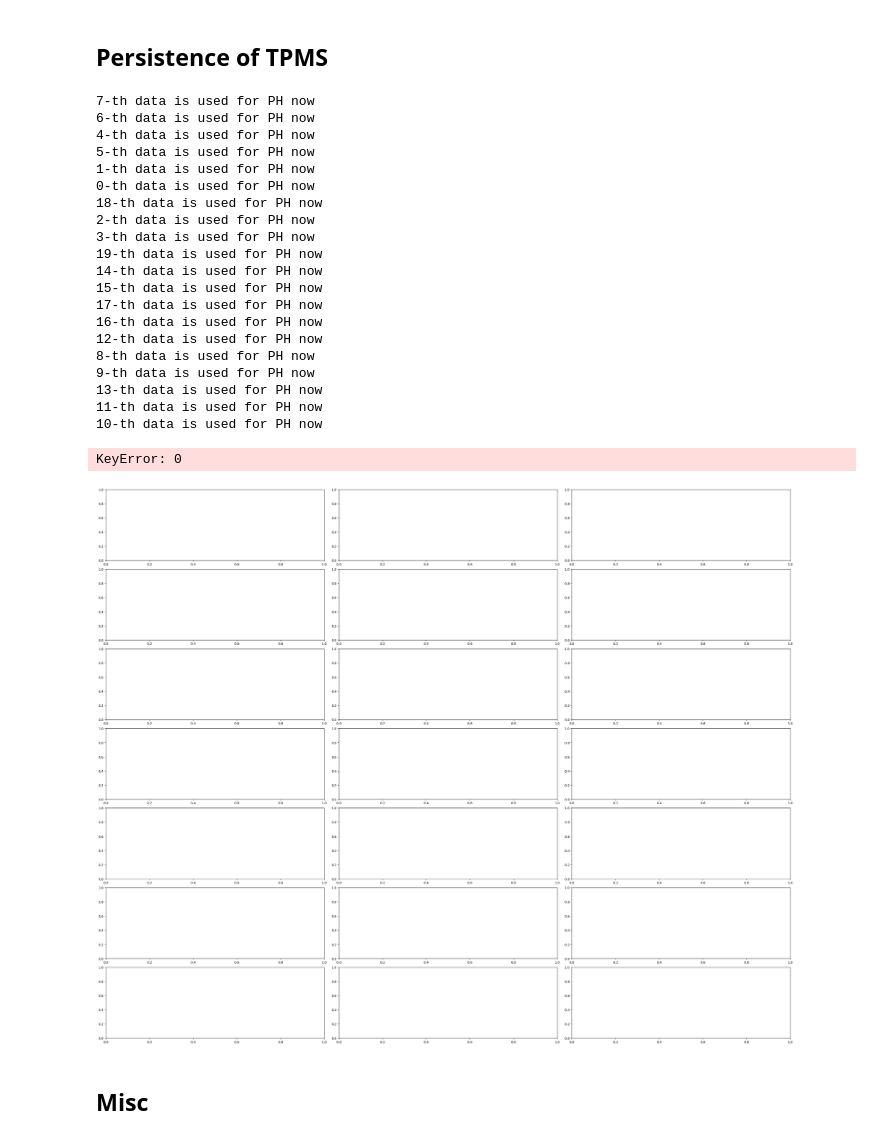
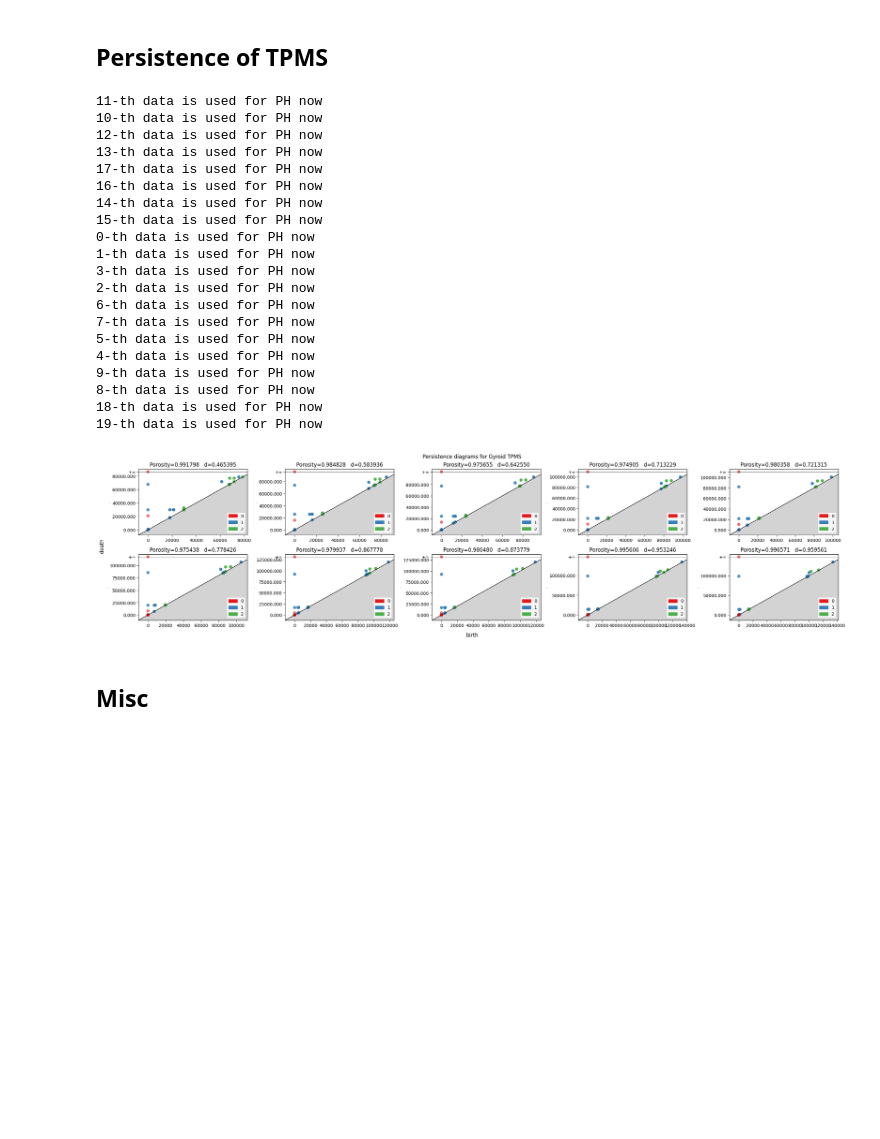
Before and after one commit to Snopoff/Persistent-Homology-of-Triple-Periodic-Minimal-Surfaces, a Jupyter notebook: Persistence.ipynb, the cells around one changed output. Drawn from its saved outputs; the diff is of its cells as text; code cells hidden in the pictures; blank space fills up the shorter version.

```diff
--- a/Persistence.ipynb
+++ b/Persistence.ipynb
@@ -200,46 +198,46 @@ Scalarizer = Entropy()
 
 dgms = {}
 dgms_0 = {}
-vectorized_dgms_0 = {}
+#vectorized_dgms_0 = {}
 dgms_1 = {}
 #vectorized_dgms_1 = {}
 dgms_2 = {}
 #vectorized_dgms_2 = {}
-entropies_1 = {}
-entropies_2 = {}
+#entropies_1 = {}
+#entropies_2 = {}
 
-for i, pc in pointcloud_dict_Schwarz.items():#pointcloud_dict_Schwarz.items():
+for i, pc in pointcloud_dict_Gyroid.items():#pointcloud_dict_Schwarz.items():
     print(f"{i}-th data is used for PH now")
     ac = gd.AlphaComplex(points=pc)
     stree = ac.create_simplex_tree()
     dgm = stree.persistence()
-    entropies_1[i] = Scalarizer.fit_transform([stree.persistence_intervals_in_dimension(1)])
+    #entropies_1[i] = Scalarizer.fit_transform([stree.persistence_intervals_in_dimension(1)])
     #entropies_2[i] = Scalarizer.fit_transform([stree.persistence_intervals_in_dimension(2)])
     #vectorized_dgms_1[i] = Vectorizer.fit_transform([stree.persistence_intervals_in_dimension(1)])
     #vectorized_dgms_2[i] = Vectorizer.fit_transform([stree.persistence_intervals_in_dimension(2)])
-    #dgms[i] = dgm
-    #dgms_0[i] = stree.persistence_intervals_in_dimension(0)
-    #dgms_1[i] = stree.persistence_intervals_in_dimension(1)
-    #dgms_2[i] = stree.persistence_intervals_in_dimension(2)
+    dgms[i] = dgm
+    dgms_0[i] = stree.persistence_intervals_in_dimension(0)
+    dgms_1[i] = stree.persistence_intervals_in_dimension(1)
+    dgms_2[i] = stree.persistence_intervals_in_dimension(2)
 # %% [output]
-7-th data is used for PH now
-6-th data is used for PH now
-4-th data is used for PH now
-5-th data is used for PH now
-1-th data is used for PH now
-0-th data is used for PH now
-18-th data is used for PH now
-2-th data is used for PH now
-3-th data is used for PH now
-19-th data is used for PH now
+11-th data is used for PH now
+10-th data is used for PH now
+12-th data is used for PH now
+13-th data is used for PH now
+17-th data is used for PH now
+16-th data is used for PH now
 14-th data is used for PH now
 15-th data is used for PH now
-17-th data is used for PH now
-16-th data is used for PH now
-12-th data is used for PH now
+0-th data is used for PH now
+1-th data is used for PH now
+3-th data is used for PH now
+2-th data is used for PH now
+6-th data is used for PH now
+7-th data is used for PH now
+5-th data is used for PH now
+4-th data is used for PH now
+9-th data is used for PH now
 8-th data is used for PH now
-9-th data is used for PH now
-13-th data is used for PH now
-11-th data is used for PH now
-10-th data is used for PH now
+18-th data is used for PH now
+19-th data is used for PH now
 # %%
@@ -247,18 +245,21 @@ entropies_1 = { key:value[0][0] for key, value in entropies_1.items()}
 # %%
-fig, axes = plt.subplots(figsize=(30,24), ncols=3, nrows=7, constrained_layout=True)
+SIZE = 10 #figsize=(30,24),
+
+fig, axes = plt.subplots(figsize = (24, 6), ncols=5, nrows=2, constrained_layout=True)
 axes = axes.flatten()
 for i in range(SIZE):
-    gd.plot_persistence_diagram(dgms[i], axes=axes[i], fontsize=0)
-    axes[i].set_title(f"Porosity={porosity_df['porosity_Gyroid'][i]:f}   d={porosity_df['d_param'][i]:f}")
+    gd.plot_persistence_diagram(dgms[SIZE + i], axes=axes[i], fontsize=0)
+    axes[i].set_title(f"Porosity={porosity_df['porosity_Gyroid'][SIZE + i]:f}   d={porosity_df['d_param'][SIZE + i]:f}")
 
 [fig.delaxes(ax) for ax in axes.flatten() if not ax.has_data()]
 
-fig.suptitle('Gyroid TPMS with different $d$ values')
-fig.savefig('Gyroid_pd_full.png')
+fig.suptitle('Persistence diagrams for Gyroid TPMS')
+fig.supxlabel('birth')
+fig.supylabel('death')
+#fig.savefig('Schwarz_pd_full_1.png')
 plt.show()
 # %% [output]
-KeyError: 0
-[figure, old version]
+[figure, new version]
 # %% [markdown]
 ## Misc
 # %%
```
Also changed, not shown: parts of 2 cells of this notebook, 2 other files.
